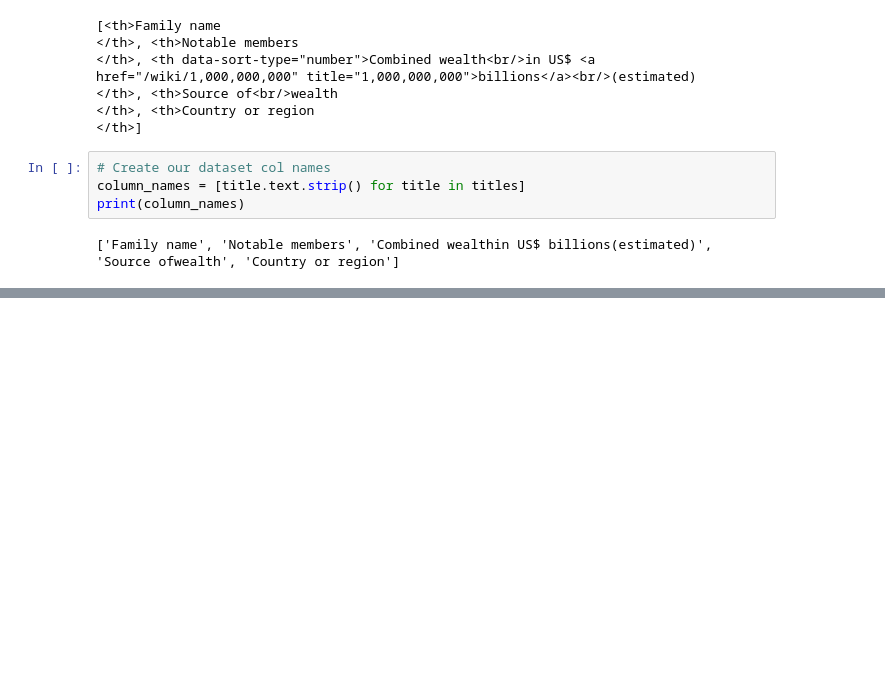
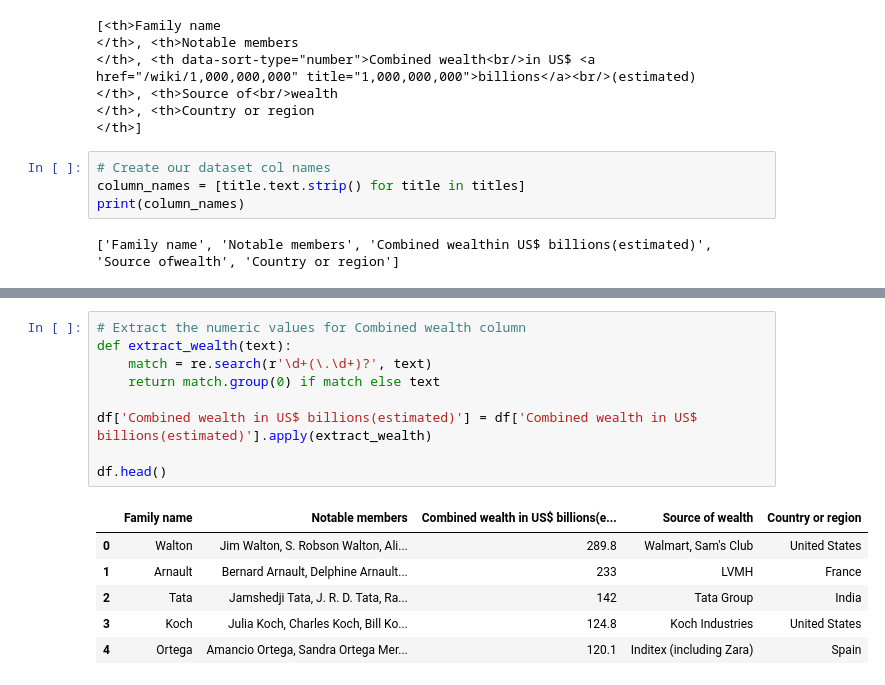
Before and after one commit to hhpramod/scrapped_rishest_families_data, a Jupyter notebook: web_scrapping.ipynb, the cells around one changed output, grey strips where cells are left out. Cells and saved outputs as stored; diff of their text form; blank space fills up the shorter version.

```diff
--- a/web_scrapping.ipynb
+++ b/web_scrapping.ipynb
@@ -79,0 +149,16 @@ print(column_names)
+# %%
+# Extract the numeric values for Combined wealth column
+def extract_wealth(text):
+    match = re.search(r'\d+(\.\d+)?', text)
+    return match.group(0) if match else text
+
+df['Combined wealth in US$ billions(estimated)'] = df['Combined wealth in US$ billions(estimated)'].apply(extract_wealth)
+
+df.head()
+# %% [output]
+|  | Family name | Notable members | Combined wealth in US$ billions(e... | Source of wealth | Country or region |
+| 0 | Walton | Jim Walton, S. Robson Walton, Ali... | 289.8 | Walmart, Sam's Club | United States |
+| 1 | Arnault | Bernard Arnault, Delphine Arnault... | 233 | LVMH | France |
+| 2 | Tata | Jamshedji Tata, J. R. D. Tata, Ra... | 142 | Tata Group | India |
+| 3 | Koch | Julia Koch, Charles Koch, Bill Ko... | 124.8 | Koch Industries | United States |
+| 4 | Ortega | Amancio Ortega, Sandra Ortega Mer... | 120.1 | Inditex (including Zara) | Spain |
```
Also changed, not shown: parts of 12 cells of this notebook, 1 other file.
